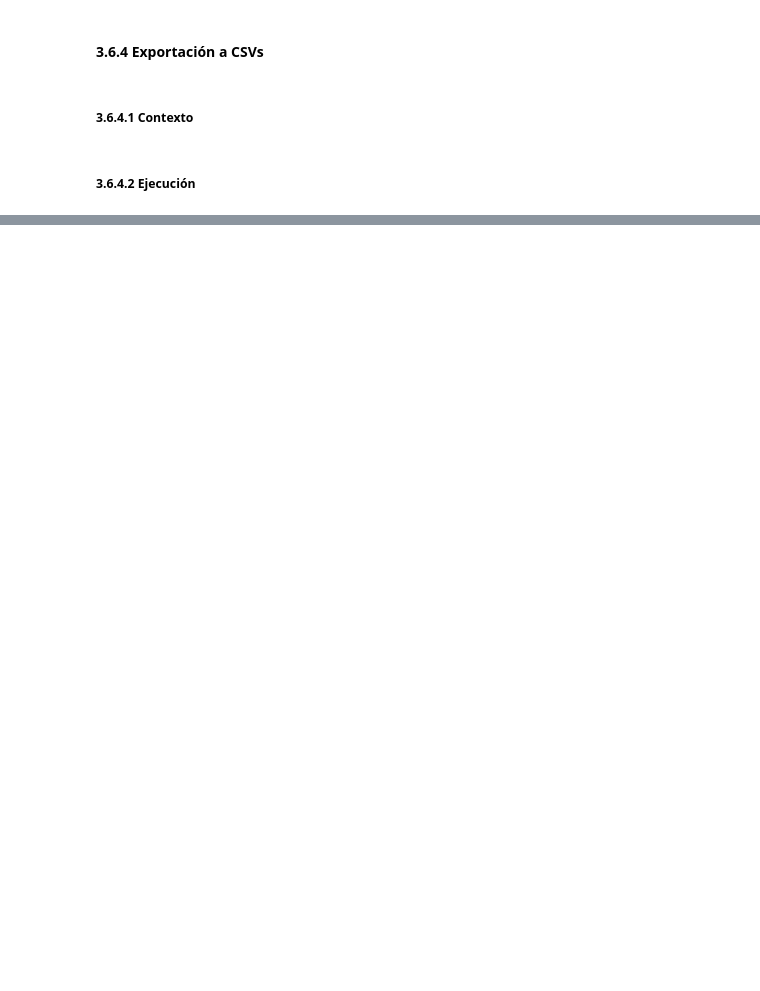
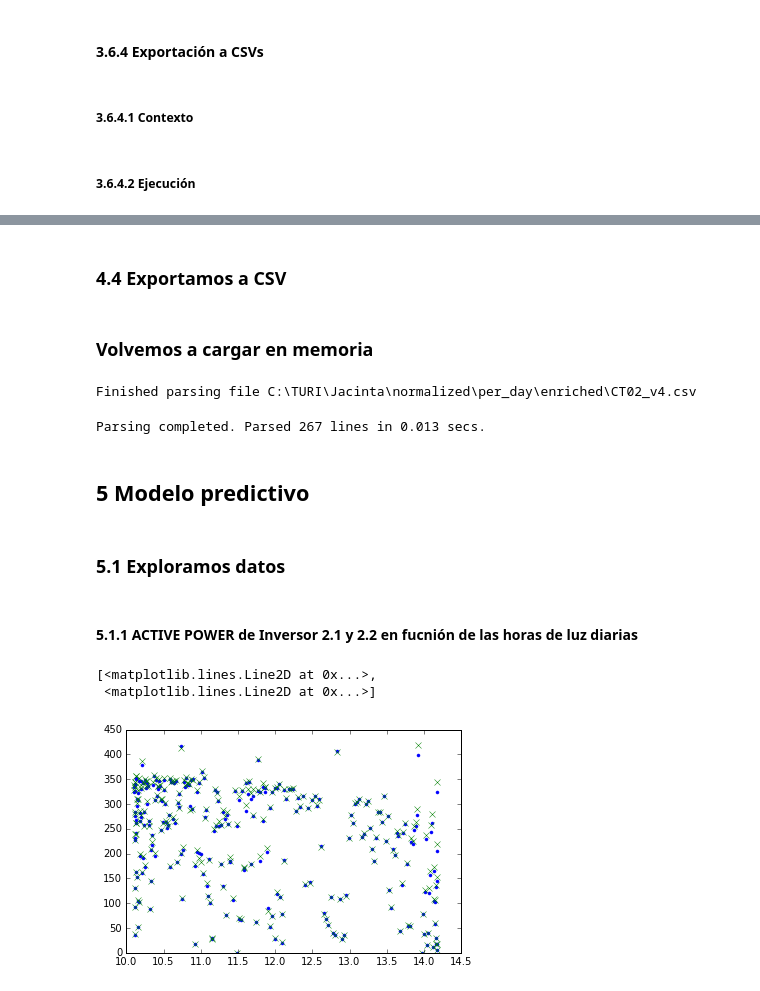
Before and after one commit to jvirico/JACINTA, a Jupyter notebook: trunk/Producción - La Jacinta.ipynb, the cells around one changed output, grey strips where cells are left out. Saved outputs shown, nothing was run; the diff lists cells and outputs as text; code cells hidden in the pictures; blank space fills up the shorter version.

Commit message:
Avance con análisis modelo Regresión Lineal Múltiple.

```diff
--- a/trunk/Producción - La Jacinta.ipynb
+++ b/trunk/Producción - La Jacinta.ipynb
@@ -915,0 +1122,2 @@ latitude = 31.4317227
+# %% [markdown]
+### 4.4 Exportamos a CSV
@@ -915,0 +1134,2 @@ latitude = 31.4317227
+# %% [markdown]
+### Volvemos a cargar en memoria
@@ -915,0 +1157,10 @@ latitude = 31.4317227
+# %%
+CT02_v4 = graphlab.SFrame.read_csv('C:/TURI/Jacinta/normalized/per_day/enriched/CT02_v4.csv', delimiter=';', header = True,
+                                  column_type_hints=[float,float,float,float,float,float,float,float,float,float,float,float,str,float,float,float,float])
+# %% [output]
+Finished parsing file C:\TURI\Jacinta\normalized\per_day\enriched\CT02_v4.csv
+Parsing completed. Parsed 267 lines in 0.013 secs.
+# %% [markdown]
+## 5 Modelo predictivo
+# %% [markdown]
+### 5.1 Exploramos datos
@@ -915,0 +1173,12 @@ latitude = 31.4317227
+# %% [markdown]
+#### 5.1.1 ACTIVE POWER de Inversor 2.1 y 2.2 en fucnión de las horas de luz diarias
+# %%
+#plt.plot(CT02_v4["Inversor 02.1 - ACTIVE POWER - kW"],CT02_v4['Daylight Hours'],'.',
+#        CT02_v4["Inversor 02.2 - ACTIVE POWER - kW"],CT02_v4['Daylight Hours'],'-')
+#plt.plot(CT02_v4["Inversor 02.1 - ACTIVE POWER - kW"],CT02_v4['Daylight Hours'],'.')
+plt.plot(CT02_v4['Daylight Hours'],CT02_v4["Inversor 02.1 - ACTIVE POWER - kW"],'.',
+        CT02_v4['Daylight Hours'],CT02_v4["Inversor 02.2 - ACTIVE POWER - kW"],'x')
+# %% [output]
+[<matplotlib.lines.Line2D at 0x...>,
+ <matplotlib.lines.Line2D at 0x...>]
+[figure, added]
```
Also changed, not shown: parts of 47 cells of this notebook.
